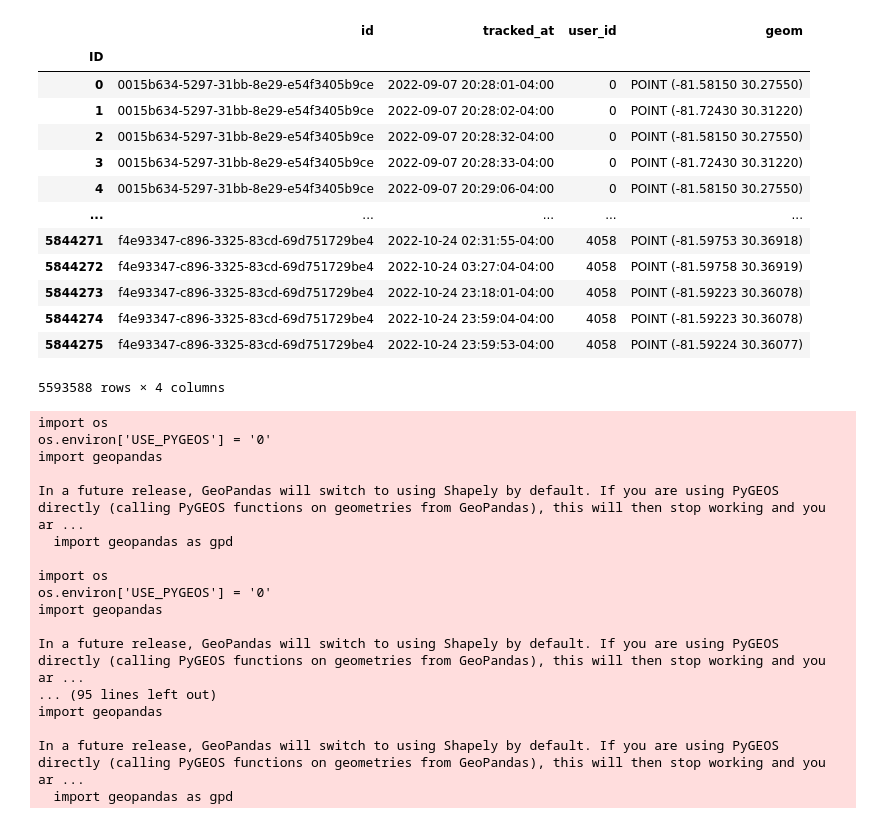
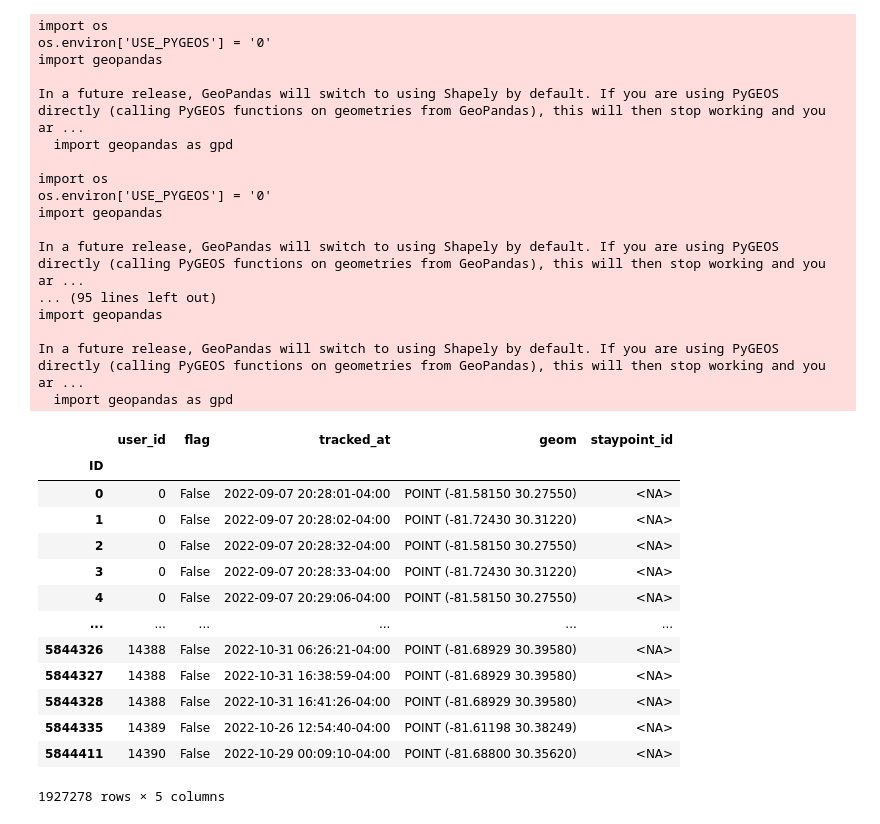
Before and after one commit to superoctober1213/GPS-Data-Travel-Survey, a Jupyter notebook: Stop_inference.ipynb, the cells around one changed output. Drawn from its saved outputs; the diff is of its cells as text; code cells hidden in the pictures.

```diff
--- a/Stop_inference.ipynb
+++ b/Stop_inference.ipynb
@@ -18,41 +32,39 @@ In a future release, GeoPandas will switch to using Shapely by default. If you a
-# %%
-pfs
-# %% [output]
-|  | id | tracked_at | user_id | geom |
-| ID |  |  |  |  |
-| 0 | 0015b634-5297-31bb-8e29-e54f3405b9ce | 2022-09-07 20:28:01-04:00 | 0 | POINT (-81.58150 30.27550) |
-| 1 | 0015b634-5297-31bb-8e29-e54f3405b9ce | 2022-09-07 20:28:02-04:00 | 0 | POINT (-81.72430 30.31220) |
-| 2 | 0015b634-5297-31bb-8e29-e54f3405b9ce | 2022-09-07 20:28:32-04:00 | 0 | POINT (-81.58150 30.27550) |
-| 3 | 0015b634-5297-31bb-8e29-e54f3405b9ce | 2022-09-07 20:28:33-04:00 | 0 | POINT (-81.72430 30.31220) |
-| 4 | 0015b634-5297-31bb-8e29-e54f3405b9ce | 2022-09-07 20:29:06-04:00 | 0 | POINT (-81.58150 30.27550) |
-| ... | ... | ... | ... | ... |
-| 5844271 | f4e93347-c896-3325-83cd-69d751729be4 | 2022-10-24 02:31:55-04:00 | 4058 | POINT (-81.59753 30.36918) |
-| 5844272 | f4e93347-c896-3325-83cd-69d751729be4 | 2022-10-24 03:27:04-04:00 | 4058 | POINT (-81.59758 30.36919) |
-| 5844273 | f4e93347-c896-3325-83cd-69d751729be4 | 2022-10-24 23:18:01-04:00 | 4058 | POINT (-81.59223 30.36078) |
-| 5844274 | f4e93347-c896-3325-83cd-69d751729be4 | 2022-10-24 23:59:04-04:00 | 4058 | POINT (-81.59223 30.36078) |
-| 5844275 | f4e93347-c896-3325-83cd-69d751729be4 | 2022-10-24 23:59:53-04:00 | 4058 | POINT (-81.59224 30.36077) |
-5593588 rows × 4 columns
 # %%
 # generate staypoints
-pfs, sp = pfs.as_positionfixes.generate_staypoints(method='sliding', dist_threshold=100, time_threshold=2.0, gap_threshold = 1440, print_progress = True, include_last = True, n_jobs=-1)
+pfs, sp = pfs.as_positionfixes.generate_staypoints(method='sliding', dist_threshold=100, time_threshold=2.0, gap_threshold = 15.0, print_progress = True, include_last = False, n_jobs=-1)
+pfs
 # %% [output]
 import os
 os.environ['USE_PYGEOS'] = '0'
 import geopandas
 
 In a future release, GeoPandas will switch to using Shapely by default. If you are using PyGEOS directly (calling PyGEOS functions on geometries from GeoPandas), this will then stop working and you ar ...
   import geopandas as gpd
 
 import os
 os.environ['USE_PYGEOS'] = '0'
 import geopandas
 
 In a future release, GeoPandas will switch to using Shapely by default. If you are using PyGEOS directly (calling PyGEOS functions on geometries from GeoPandas), this will then stop working and you ar ...
 ... (95 lines left out)
 import geopandas
 
 In a future release, GeoPandas will switch to using Shapely by default. If you are using PyGEOS directly (calling PyGEOS functions on geometries from GeoPandas), this will then stop working and you ar ...
   import geopandas as gpd
+|  | user_id | flag | tracked_at | geom | staypoint_id |
+| ID |  |  |  |  |  |
+| 0 | 0 | False | 2022-09-07 20:28:01-04:00 | POINT (-81.58150 30.27550) | <NA> |
+| 1 | 0 | False | 2022-09-07 20:28:02-04:00 | POINT (-81.72430 30.31220) | <NA> |
+| 2 | 0 | False | 2022-09-07 20:28:32-04:00 | POINT (-81.58150 30.27550) | <NA> |
+| 3 | 0 | False | 2022-09-07 20:28:33-04:00 | POINT (-81.72430 30.31220) | <NA> |
+| 4 | 0 | False | 2022-09-07 20:29:06-04:00 | POINT (-81.58150 30.27550) | <NA> |
+| ... | ... | ... | ... | ... | ... |
+| 5844326 | 14388 | False | 2022-10-31 06:26:21-04:00 | POINT (-81.68929 30.39580) | <NA> |
+| 5844327 | 14388 | False | 2022-10-31 16:38:59-04:00 | POINT (-81.68929 30.39580) | <NA> |
+| 5844328 | 14388 | False | 2022-10-31 16:41:26-04:00 | POINT (-81.68929 30.39580) | <NA> |
+| 5844335 | 14389 | False | 2022-10-26 12:54:40-04:00 | POINT (-81.61198 30.38249) | <NA> |
+| 5844411 | 14390 | False | 2022-10-29 00:09:10-04:00 | POINT (-81.68800 30.35620) | <NA> |
+1927278 rows × 5 columns
 # %%
 pfs
 # %% [output]
```
Also changed, not shown: parts of 6 cells of this notebook.
